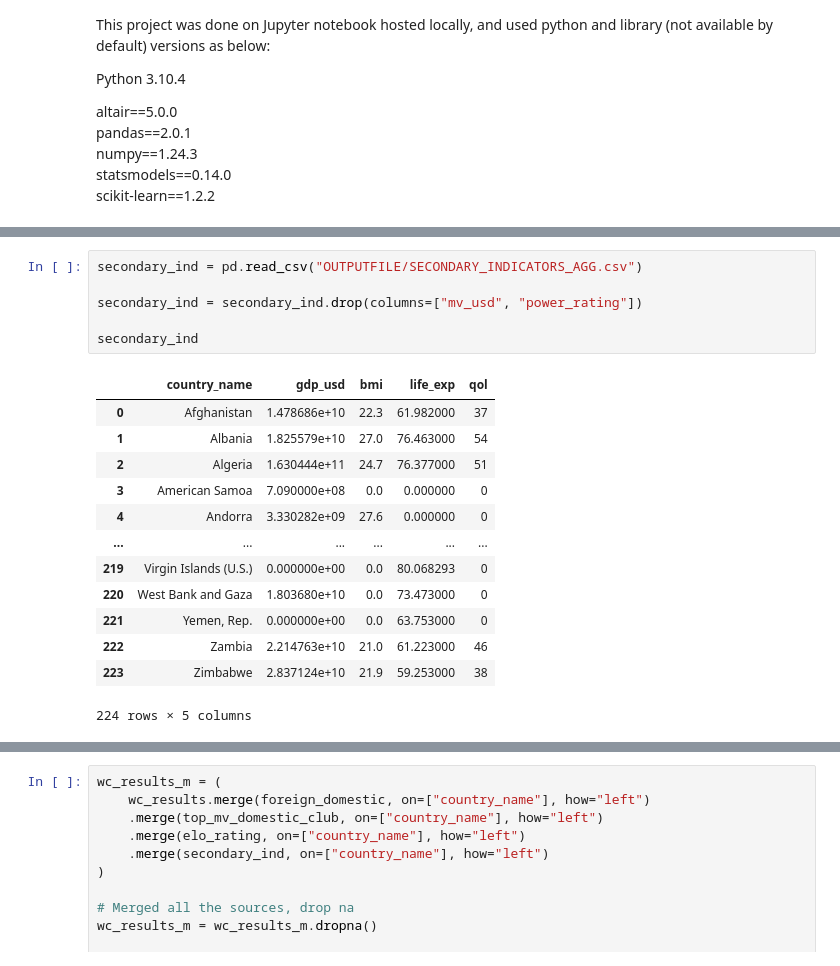
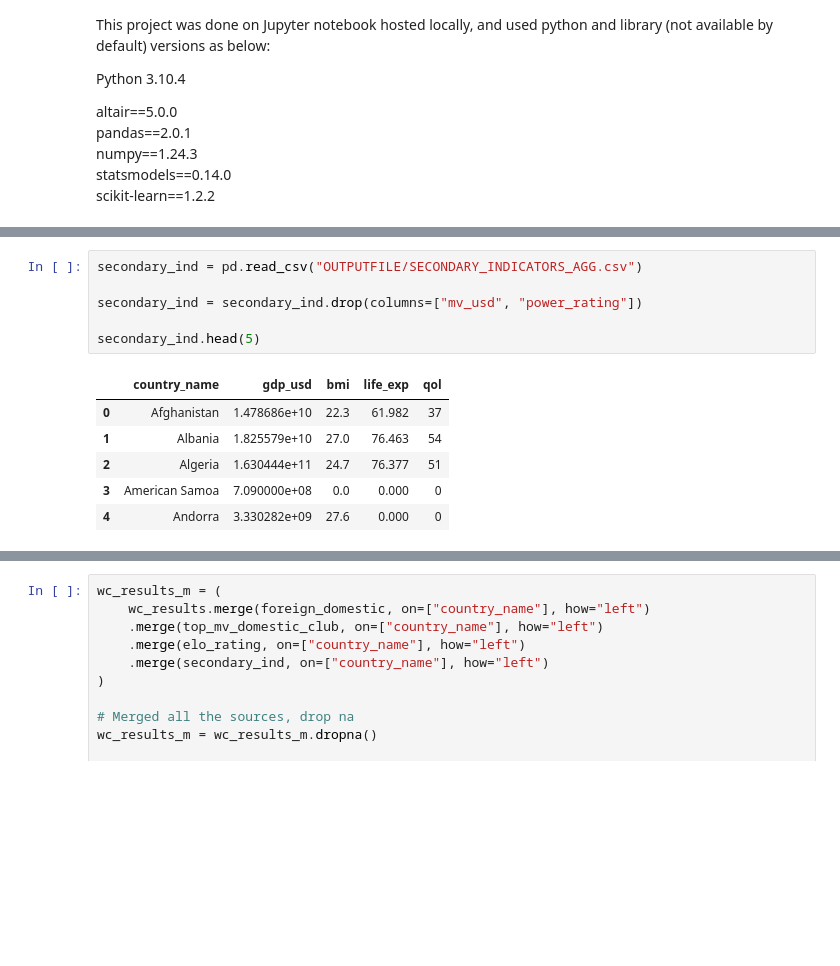
Before and after one commit to koigawa/milestone_project_I, a Jupyter notebook: src/5_REGRESSION.ipynb, the cells around one changed output, grey strips where cells are left out. Cells and saved outputs as stored; diff of their text form; blank space fills up the shorter version.

```diff
--- a/src/5_REGRESSION.ipynb
+++ b/src/5_REGRESSION.ipynb
@@ -89,23 +89,16 @@ foreign_domestic.head(5)
 # %%
 secondary_ind = pd.read_csv("OUTPUTFILE/SECONDARY_INDICATORS_AGG.csv")
 
 secondary_ind = secondary_ind.drop(columns=["mv_usd", "power_rating"])
 
-secondary_ind
+secondary_ind.head(5)
 # %% [output]
 |  | country_name | gdp_usd | bmi | life_exp | qol |
-| 0 | Afghanistan | 1.478686e+10 | 22.3 | 61.982000 | 37 |
-| 1 | Albania | 1.825579e+10 | 27.0 | 76.463000 | 54 |
-| 2 | Algeria | 1.630444e+11 | 24.7 | 76.377000 | 51 |
-| 3 | American Samoa | 7.090000e+08 | 0.0 | 0.000000 | 0 |
-| 4 | Andorra | 3.330282e+09 | 27.6 | 0.000000 | 0 |
-| ... | ... | ... | ... | ... | ... |
-| 219 | Virgin Islands (U.S.) | 0.000000e+00 | 0.0 | 80.068293 | 0 |
-| 220 | West Bank and Gaza | 1.803680e+10 | 0.0 | 73.473000 | 0 |
-| 221 | Yemen, Rep. | 0.000000e+00 | 0.0 | 63.753000 | 0 |
-| 222 | Zambia | 2.214763e+10 | 21.0 | 61.223000 | 46 |
-| 223 | Zimbabwe | 2.837124e+10 | 21.9 | 59.253000 | 38 |
+| 0 | Afghanistan | 1.478686e+10 | 22.3 | 61.982 | 37 |
+| 1 | Albania | 1.825579e+10 | 27.0 | 76.463 | 54 |
+| 2 | Algeria | 1.630444e+11 | 24.7 | 76.377 | 51 |
+| 3 | American Samoa | 7.090000e+08 | 0.0 | 0.000 | 0 |
+| 4 | Andorra | 3.330282e+09 | 27.6 | 0.000 | 0 |
-224 rows × 5 columns
 [interactive output not drawn]
 # %%
 wc_results_m = (
```
Also changed, not shown: parts of 1 cell of this notebook.
